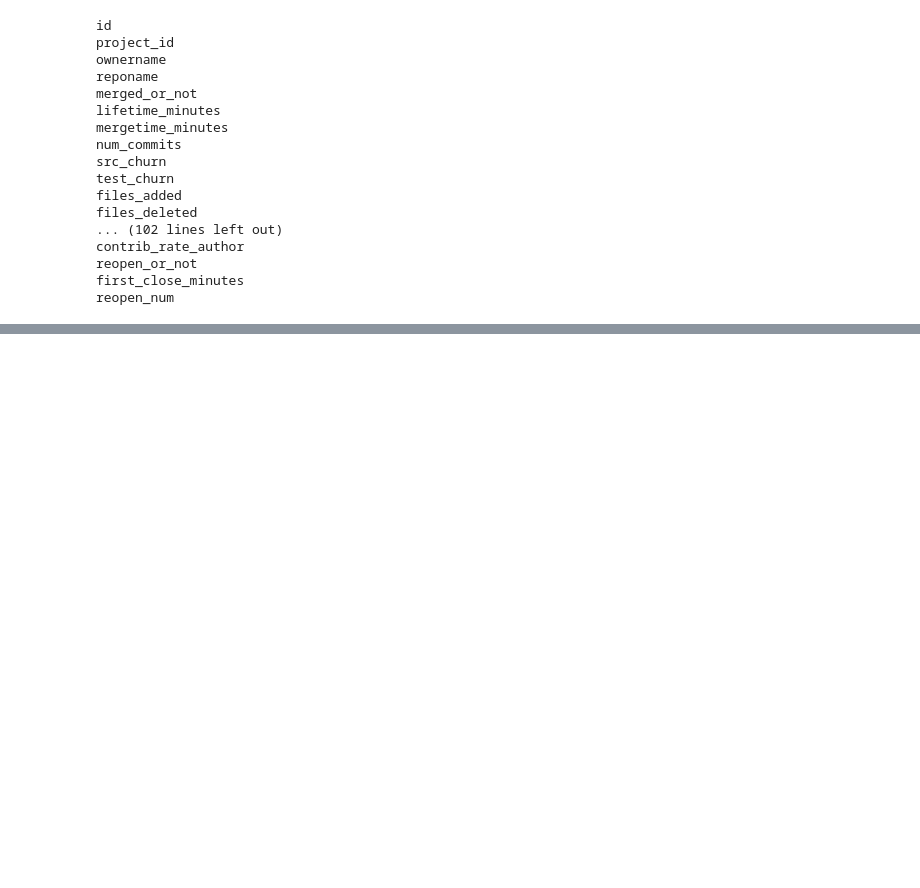
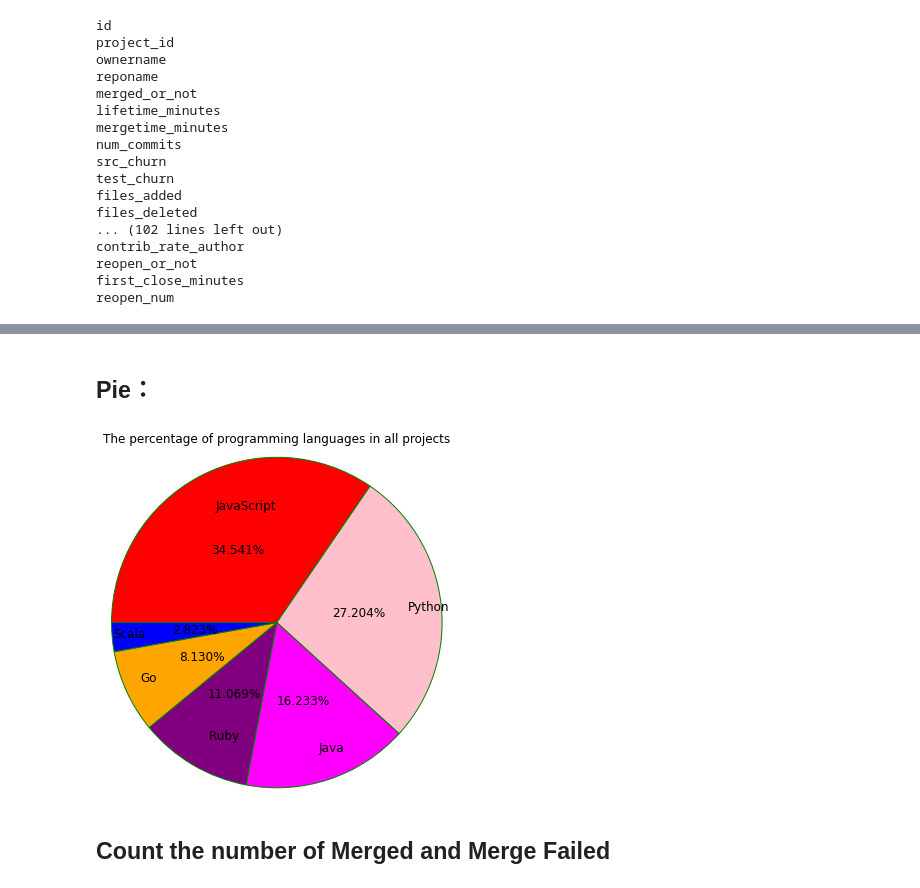
Before and after one commit to vitaminvaf/MSc-Project, a Jupyter notebook: Source code/Data analysis.ipynb, the cells around one changed output, grey strips where cells are left out. Cells and saved outputs as stored; diff of their text form; code cells hidden in the pictures; blank space fills up the shorter version.

```diff
--- a/Source code/Data analysis.ipynb
+++ b/Source code/Data analysis.ipynb
@@ -74,0 +146,32 @@ Project_data[Project_data['project_id']==13708387]
+# %% [markdown]
+## Pie：
+# %%
+plt.axes(aspect='equal')
+plt.xlim(0,5)
+plt.ylim(0,5)
+plt.gca().spines['right'].set_color('none')
+plt.gca().spines['top'].set_color('none')
+plt.gca().spines['left'].set_color('none')
+plt.gca().spines['bottom'].set_color('none')
+plt.pie(x=language_num,
+        labels=language,
+        colors=colors,
+        autopct='%.3f%%',
+        pctdistance=0.5,
+        labeldistance=0.8,
+        startangle=180,
+        center=(2.5,1),
+        radius=3.8,
+        counterclock= False,
+        wedgeprops= {'linewidth':1,'edgecolor':'green'},
+        textprops= {'fontsize':12,'color':'black'},
+        frame=1)
+plt.xticks(())
+plt.yticks(())
+plt.title('The percentage of programming languages in all projects')
+
+plt.show()
+# %% [output]
+[figure, added]
+# %% [markdown]
+## Count the number of Merged and Merge Failed
```
Also changed, not shown: parts of 36 cells of this notebook.
